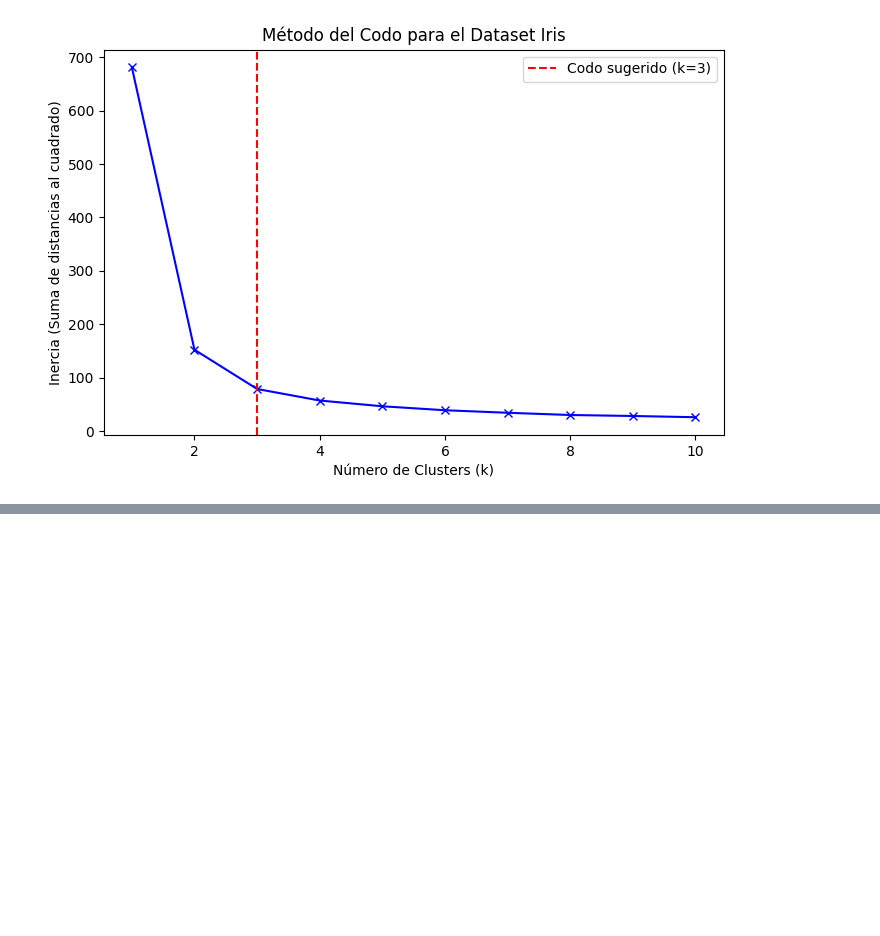
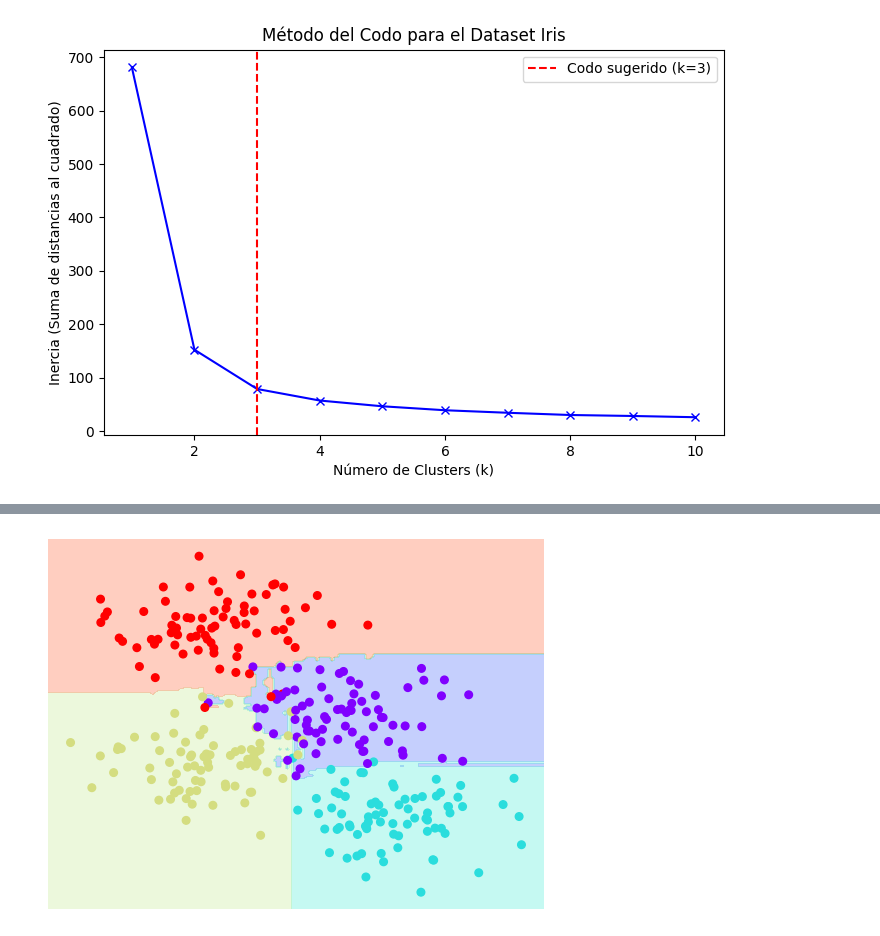
Before and after one commit to Diego0086/Mineria-De-Datos, a Jupyter notebook: Untitled0.ipynb, the cells around one changed output, grey strips where cells are left out. Drawn from its saved outputs; the diff is of its cells as text; code cells hidden in the pictures; blank space fills up the shorter version.

```diff
--- a/Untitled0.ipynb
+++ b/Untitled0.ipynb
@@ -2723,0 +2789,8 @@ Precisión de K-NN: 100.00%
+# %%
+from sklearn.ensemble import RandomForestClassifier
+
+model = RandomForestClassifier(n_estimators=100, random_state=0) #le damos una semilla inicial
+visualize_classifier(model, X, y);
+#cuando se hace instancia a los parametros se llaman hiperparametros
+# %% [output]
+[figure, added]
```
Also changed, not shown: parts of 18 cells of this notebook.
